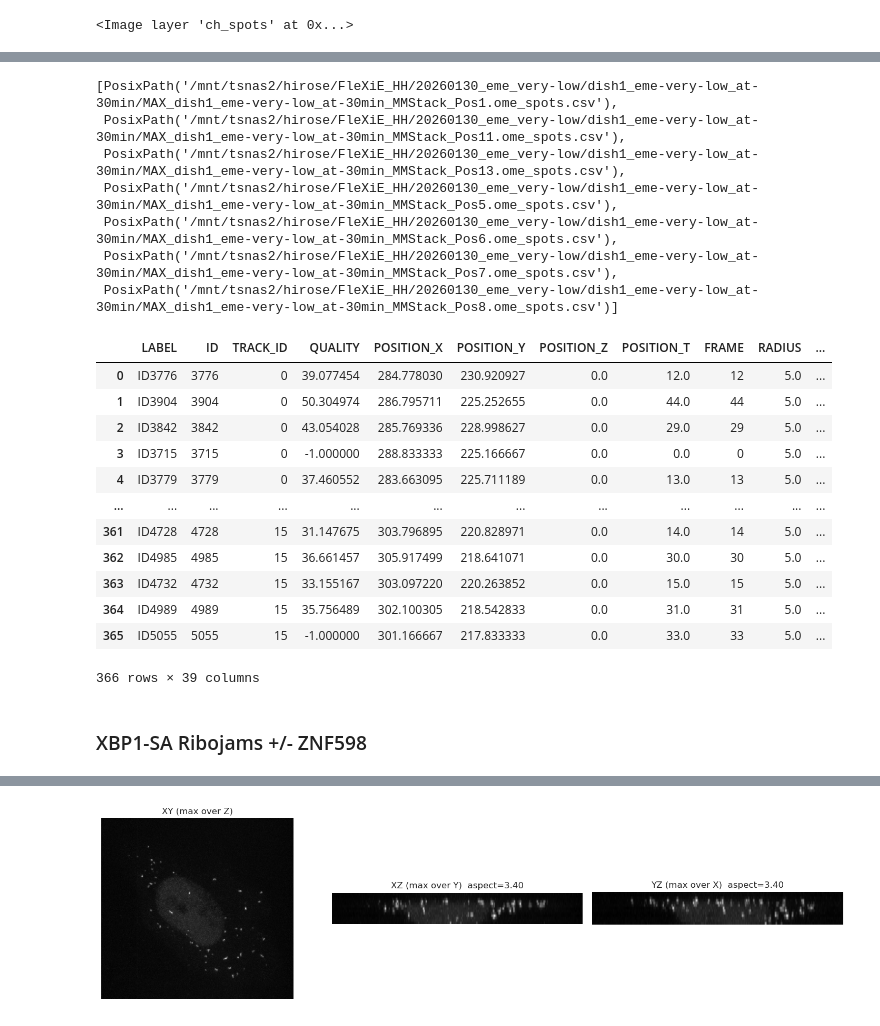
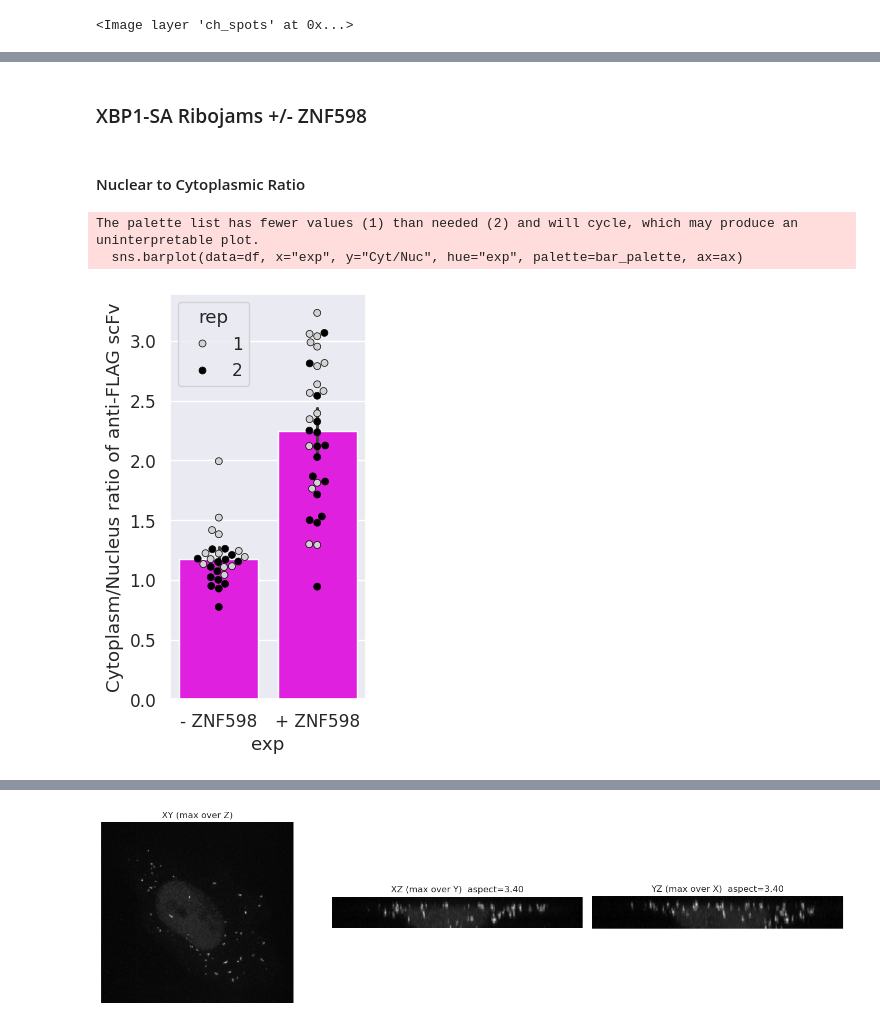
Before and after one commit to timstasevich/croparray, a Jupyter notebook: notebooks/Translation_Stalling_Quantification.ipynb, the cells around one changed output, grey strips where cells are left out. Saved outputs shown, nothing was run; the diff lists cells and outputs as text; code cells hidden in the pictures.

```diff
--- a/notebooks/Translation_Stalling_Quantification.ipynb
+++ b/notebooks/Translation_Stalling_Quantification.ipynb
@@ -624,44 +600,31 @@ data_dir= Path("/mnt/tsnas2/hirose/FleXiE_HH/20260130_eme_very-low/dish1_eme-ver
-# %%
-# Find all .csv files (sorted for reproducibility)
-csv_files = sorted(data_dir.glob("*.csv"))
-
-# Find all .csv files (sorted for reproducibility)
-vid_files = sorted(data_dir.glob("dish*reordered.tif"))
-
-csv_files
-# %% [output]
-[PosixPath('/mnt/tsnas2/hirose/FleXiE_HH/20260130_eme_very-low/dish1_eme-very-low_at-30min/MAX_dish1_eme-very-low_at-30min_MMStack_Pos1.ome_spots.csv'),
- PosixPath('/mnt/tsnas2/hirose/FleXiE_HH/20260130_eme_very-low/dish1_eme-very-low_at-30min/MAX_dish1_eme-very-low_at-30min_MMStack_Pos11.ome_spots.csv'),
- PosixPath('/mnt/tsnas2/hirose/FleXiE_HH/20260130_eme_very-low/dish1_eme-very-low_at-30min/MAX_dish1_eme-very-low_at-30min_MMStack_Pos13.ome_spots.csv'),
- PosixPath('/mnt/tsnas2/hirose/FleXiE_HH/20260130_eme_very-low/dish1_eme-very-low_at-30min/MAX_dish1_eme-very-low_at-30min_MMStack_Pos5.ome_spots.csv'),
- PosixPath('/mnt/tsnas2/hirose/FleXiE_HH/20260130_eme_very-low/dish1_eme-very-low_at-30min/MAX_dish1_eme-very-low_at-30min_MMStack_Pos6.ome_spots.csv'),
- PosixPath('/mnt/tsnas2/hirose/FleXiE_HH/20260130_eme_very-low/dish1_eme-very-low_at-30min/MAX_dish1_eme-very-low_at-30min_MMStack_Pos7.ome_spots.csv'),
- PosixPath('/mnt/tsnas2/hirose/FleXiE_HH/20260130_eme_very-low/dish1_eme-very-low_at-30min/MAX_dish1_eme-very-low_at-30min_MMStack_Pos8.ome_spots.csv')]
-# %%
-import pandas as pd
-spots = pd.read_csv(csv_files[0], header=0,skiprows=[1, 2, 3]);
-spots
-# %% [output]
-|  | LABEL | ID | TRACK_ID | QUALITY | POSITION_X | POSITION_Y | POSITION_Z | POSITION_T | FRAME | RADIUS | ... |
-| 0 | ID3776 | 3776 | 0 | 39.077454 | 284.778030 | 230.920927 | 0.0 | 12.0 | 12 | 5.0 | ... |
-| 1 | ID3904 | 3904 | 0 | 50.304974 | 286.795711 | 225.252655 | 0.0 | 44.0 | 44 | 5.0 | ... |
-| 2 | ID3842 | 3842 | 0 | 43.054028 | 285.769336 | 228.998627 | 0.0 | 29.0 | 29 | 5.0 | ... |
-| 3 | ID3715 | 3715 | 0 | -1.000000 | 288.833333 | 225.166667 | 0.0 | 0.0 | 0 | 5.0 | ... |
-| 4 | ID3779 | 3779 | 0 | 37.460552 | 283.663095 | 225.711189 | 0.0 | 13.0 | 13 | 5.0 | ... |
-| ... | ... | ... | ... | ... | ... | ... | ... | ... | ... | ... | ... |
-| 361 | ID4728 | 4728 | 15 | 31.147675 | 303.796895 | 220.828971 | 0.0 | 14.0 | 14 | 5.0 | ... |
-| 362 | ID4985 | 4985 | 15 | 36.661457 | 305.917499 | 218.641071 | 0.0 | 30.0 | 30 | 5.0 | ... |
-| 363 | ID4732 | 4732 | 15 | 33.155167 | 303.097220 | 220.263852 | 0.0 | 15.0 | 15 | 5.0 | ... |
-| 364 | ID4989 | 4989 | 15 | 35.756489 | 302.100305 | 218.542833 | 0.0 | 31.0 | 31 | 5.0 | ... |
-| 365 | ID5055 | 5055 | 15 | -1.000000 | 301.166667 | 217.833333 | 0.0 | 33.0 | 33 | 5.0 | ... |
-366 rows × 39 columns
 # %% [markdown]
 ### XBP1-SA Ribojams +/- ZNF598
+# %% [markdown]
+#### Nuclear to Cytoplasmic Ratio
 # %%
 import croparray as ca
 from pathlib import Path
 # %%
 import pandas as pd
 import openpyxl
-excel_path = Path("/mnt/c/Users/tstasevi/Documents/Tim-Marianas/ZNF_Nuc-2-Cyt-Measurements.xlsx")
+import seaborn as sns; import matplotlib.pyplot as plt
+excel_path = Path("/mnt/c/Users/tstasevi/Documents/Tim-Marianas/TrnlWithZNF598/ZNF_Nuc-2-Cyt-Measurements.xlsx")
 df = pd.read_excel(excel_path)
+df["exp"] = df["exp"].replace({
+    "w/ ZNF598": "+ ZNF598",
+    "w/o ZNF598": "- ZNF598"})
+sns.set_style("darkgrid")
+fig, ax = plt.subplots(figsize=(3,5))  # ← change size here
+# Assume 2 exp groups
+bar_palette = ["magenta"]
+# For reps (shift palette so colors differ from bars)
+sns.barplot(data=df, x="exp", y="Cyt/Nuc", hue="exp", palette=bar_palette, ax=ax)
+sns.swarmplot(data=df, x="exp", y="Cyt/Nuc", hue="rep", palette=["lightgray","black"], dodge=False, size=5, edgecolor="black", linewidth=0.5, ax=ax)
+ax.set_ylabel("Cytoplasm/Nucleus ratio of anti-FLAG scFv");
+plt.tight_layout()
+plt.savefig(excel_path.with_suffix(".svg"), format="svg")
+plt.show()
+# %% [output]
+The palette list has fewer values (1) than needed (2) and will cycle, which may produce an uninterpretable plot.
+  sns.barplot(data=df, x="exp", y="Cyt/Nuc", hue="exp", palette=bar_palette, ax=ax)
+[figure, added]
```
Also changed, not shown: parts of 53 cells of this notebook, 4 other files.
